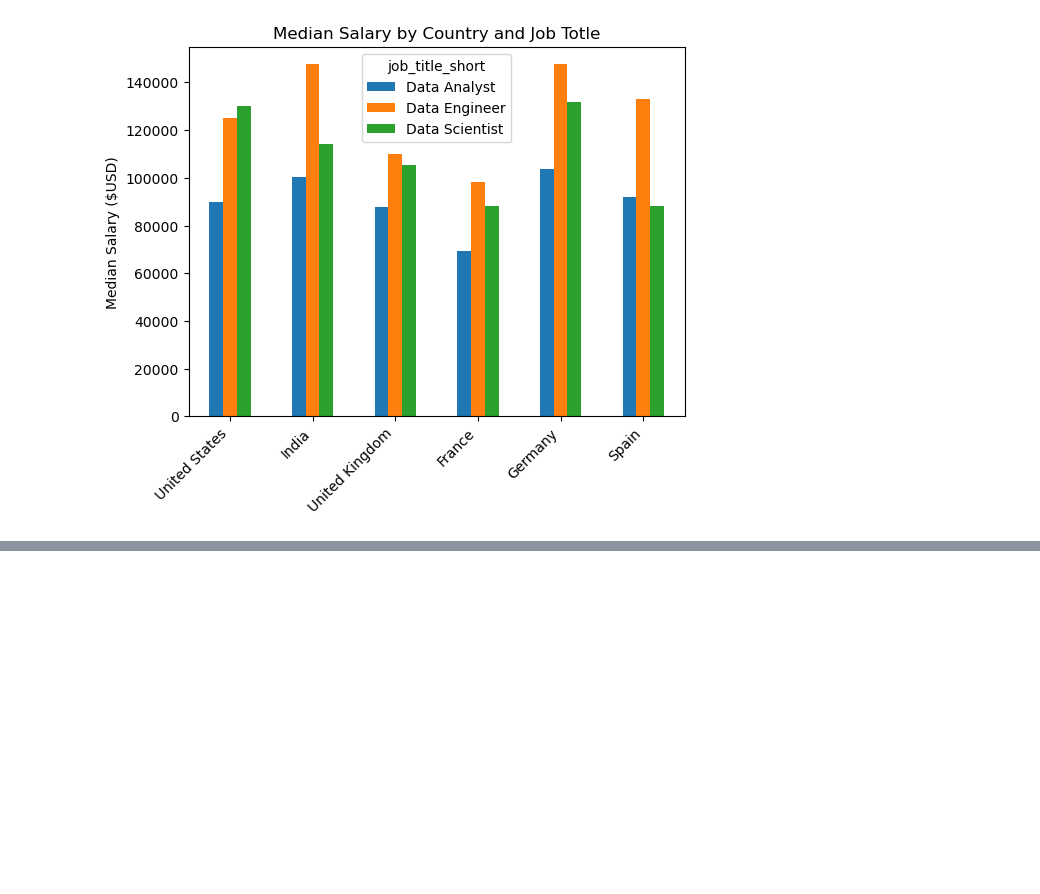
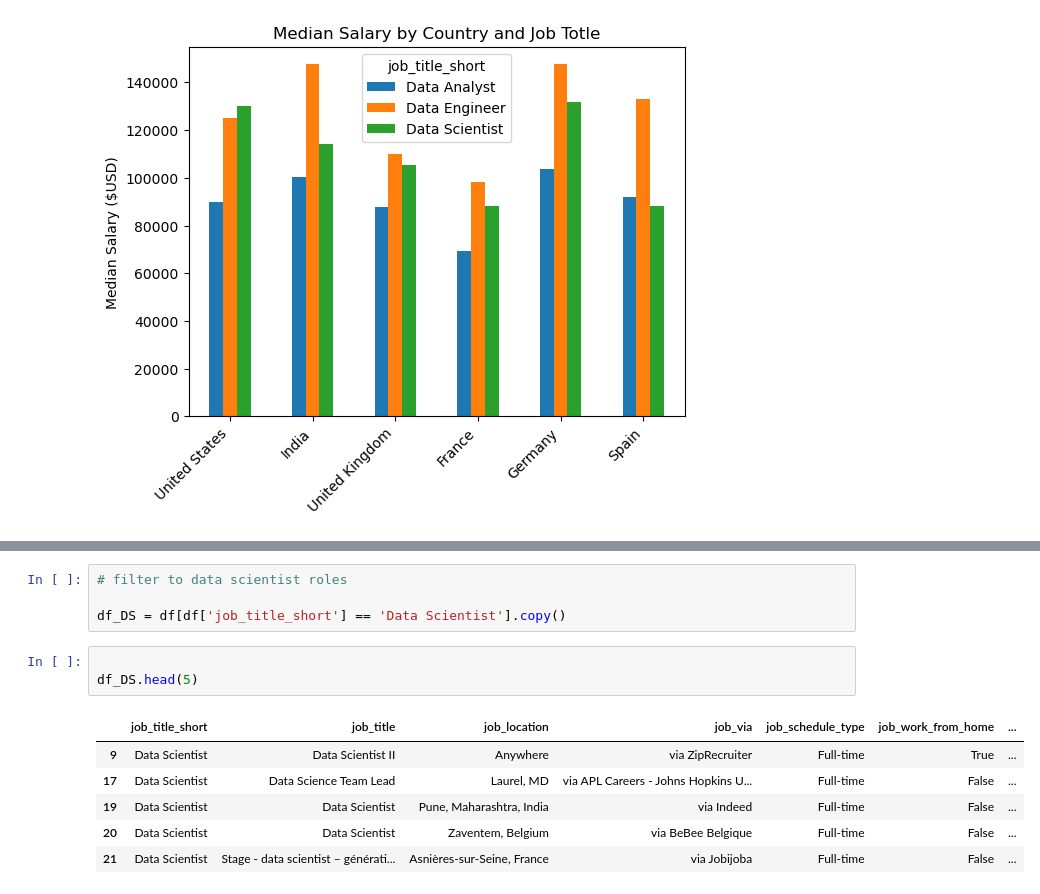
Before and after one commit to Dannie-h/Python-for-Data-Analysis, a Jupyter notebook: 23_Advanced/4_Pandas_pivot_tables.ipynb, the cells around one changed output, grey strips where cells are left out. Cells and saved outputs as stored; diff of their text form; blank space fills up the shorter version.

```diff
--- a/23_Advanced/4_Pandas_pivot_tables.ipynb
+++ b/23_Advanced/4_Pandas_pivot_tables.ipynb
@@ -171,0 +227,14 @@ plt.xticks(rotation=45, ha='right')
+# %%
+# filter to data scientist roles
+
+df_DS = df[df['job_title_short'] == 'Data Scientist'].copy()
+# %%
+
+df_DS.head(5)
+# %% [output]
+|  | job_title_short | job_title | job_location | job_via | job_schedule_type | job_work_from_home | ... |
+| 9 | Data Scientist | Data Scientist II | Anywhere | via ZipRecruiter | Full-time | True | ... |
+| 17 | Data Scientist | Data Science Team Lead | Laurel, MD | via APL Careers - Johns Hopkins U... | Full-time | False | ... |
+| 19 | Data Scientist | Data Scientist | Pune, Maharashtra, India | via Indeed | Full-time | False | ... |
+| 20 | Data Scientist | Data Scientist | Zaventem, Belgium | via BeBee Belgique | Full-time | False | ... |
+| 21 | Data Scientist | Stage - data scientist – générati... | Asnières-sur-Seine, France | via Jobijoba | Full-time | False | ... |
```
Also changed, not shown: parts of 8 cells of this notebook.
